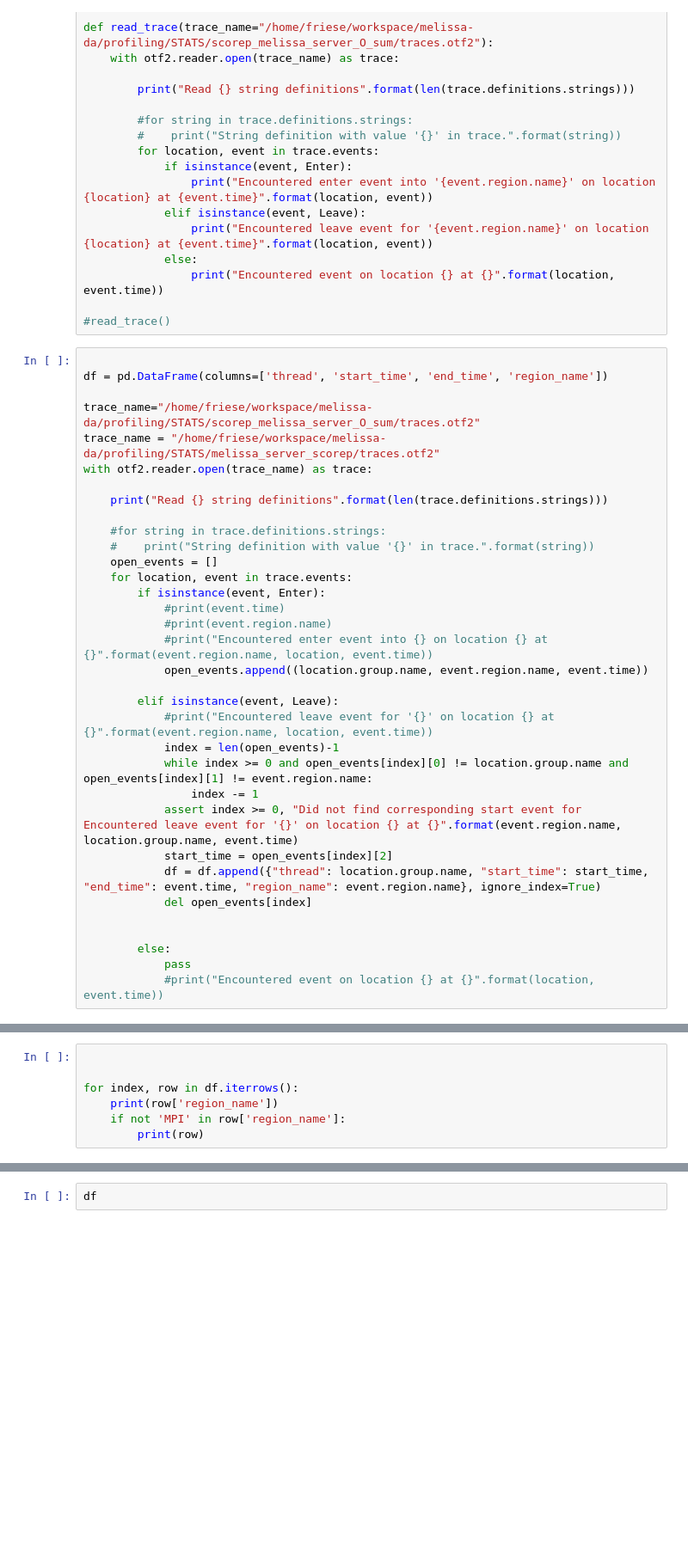
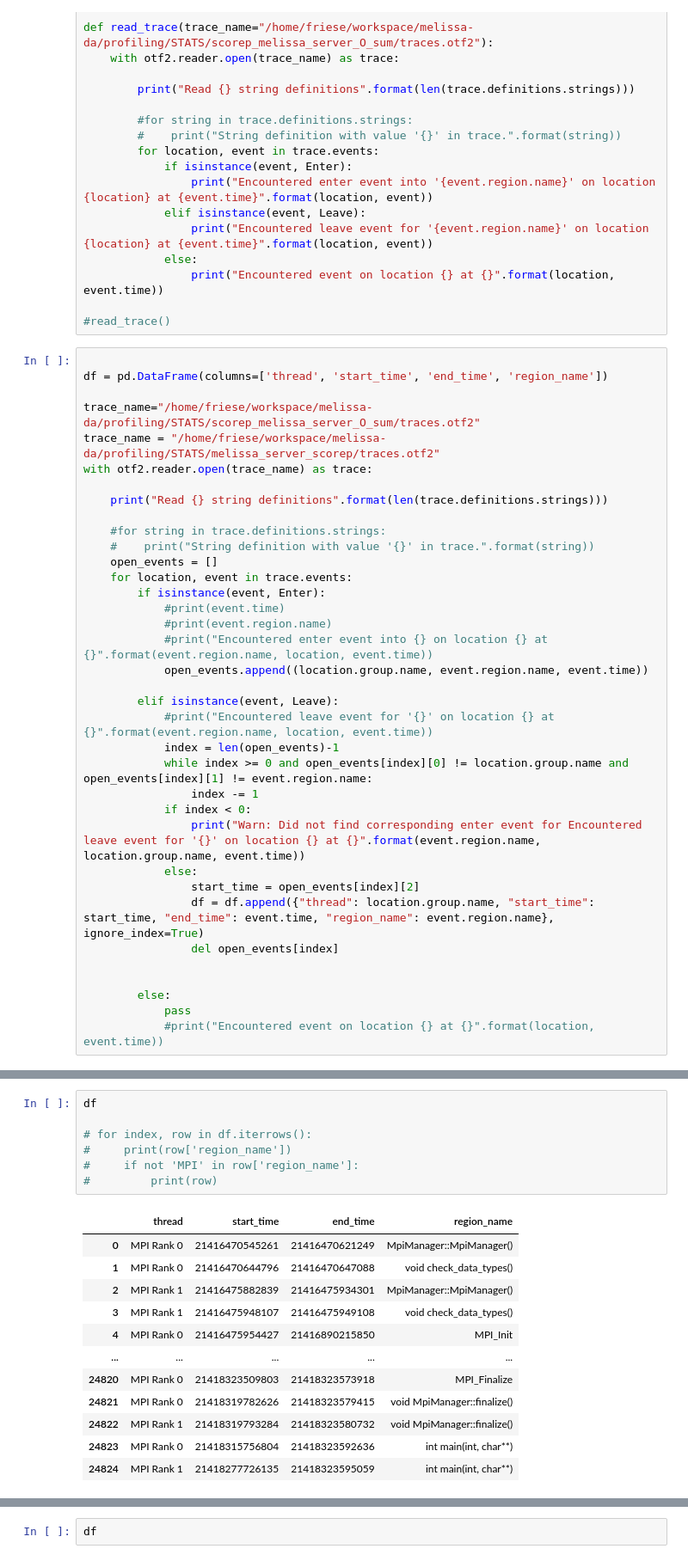
Before and after one commit to kellekai-jira/Fugaku-Particle-Filter, a Jupyter notebook: profiling/otf2-reader.ipynb, the cells around one changed output, grey strips where cells are left out. Shown at 86% size. Drawn from its saved outputs; the diff is of its cells as text; blank space fills up the shorter version.

```diff
--- a/profiling/otf2-reader.ipynb
+++ b/profiling/otf2-reader.ipynb
@@ -47,10 +47,12 @@ with otf2.reader.open(trace_name) as trace:
             index = len(open_events)-1
             while index >= 0 and open_events[index][0] != location.group.name and open_events[index][1] != event.region.name:
                 index -= 1
-            assert index >= 0, "Did not find corresponding start event for Encountered leave event for '{}' on location {} at {}".format(event.region.name, location.group.name, event.time)
-            start_time = open_events[index][2]
-            df = df.append({"thread": location.group.name, "start_time": start_time, "end_time": event.time, "region_name": event.region.name}, ignore_index=True)
-            del open_events[index]
+            if index < 0:
+                print("Warn: Did not find corresponding enter event for Encountered leave event for '{}' on location {} at {}".format(event.region.name, location.group.name, event.time))
+            else:
+                start_time = open_events[index][2]
+                df = df.append({"thread": location.group.name, "start_time": start_time, "end_time": event.time, "region_name": event.region.name}, ignore_index=True)
+                del open_events[index]
 
 
         else:
@@ -70,8 +89,20 @@ open_events
 # %%
+df
 
-
-for index, row in df.iterrows():
-    print(row['region_name'])
-    if not 'MPI' in row['region_name']:
-        print(row)
+# for index, row in df.iterrows():
+#     print(row['region_name'])
+#     if not 'MPI' in row['region_name']:
+#         print(row)
 # %% [output]
+|  | thread | start_time | end_time | region_name |
+| 0 | MPI Rank 0 | 21416470545261 | 21416470621249 | MpiManager::MpiManager() |
+| 1 | MPI Rank 0 | 21416470644796 | 21416470647088 | void check_data_types() |
+| 2 | MPI Rank 1 | 21416475882839 | 21416475934301 | MpiManager::MpiManager() |
+| 3 | MPI Rank 1 | 21416475948107 | 21416475949108 | void check_data_types() |
+| 4 | MPI Rank 0 | 21416475954427 | 21416890215850 | MPI_Init |
+| ... | ... | ... | ... | ... |
+| 24820 | MPI Rank 0 | 21418323509803 | 21418323573918 | MPI_Finalize |
+| 24821 | MPI Rank 0 | 21418319782626 | 21418323579415 | void MpiManager::finalize() |
+| 24822 | MPI Rank 1 | 21418319793284 | 21418323580732 | void MpiManager::finalize() |
+| 24823 | MPI Rank 0 | 21418315756804 | 21418323592636 | int main(int, char**) |
+| 24824 | MPI Rank 1 | 21418277726135 | 21418323595059 | int main(int, char**) |
```
Also changed, not shown: parts of 8 cells of this notebook, 7 other files.
